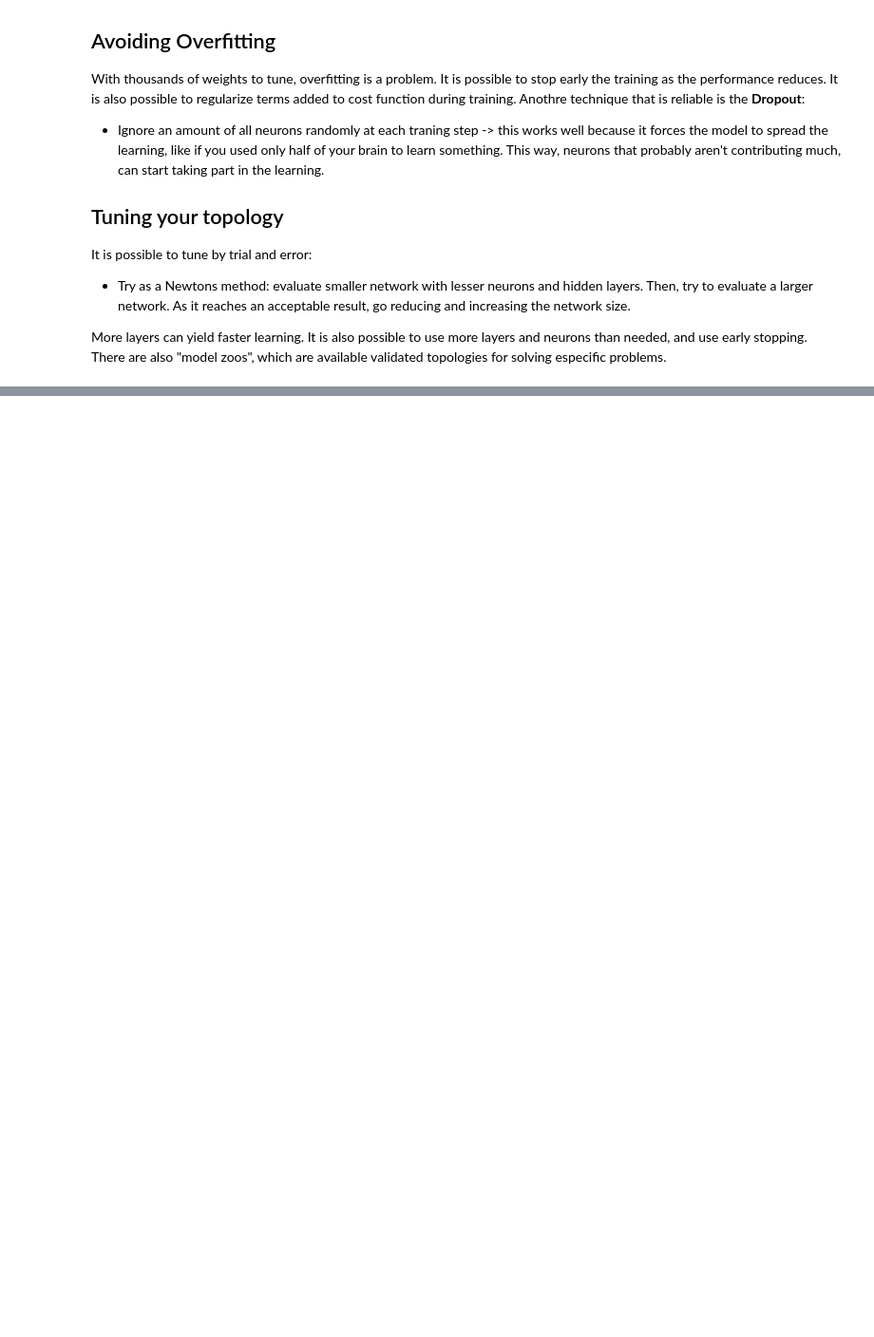
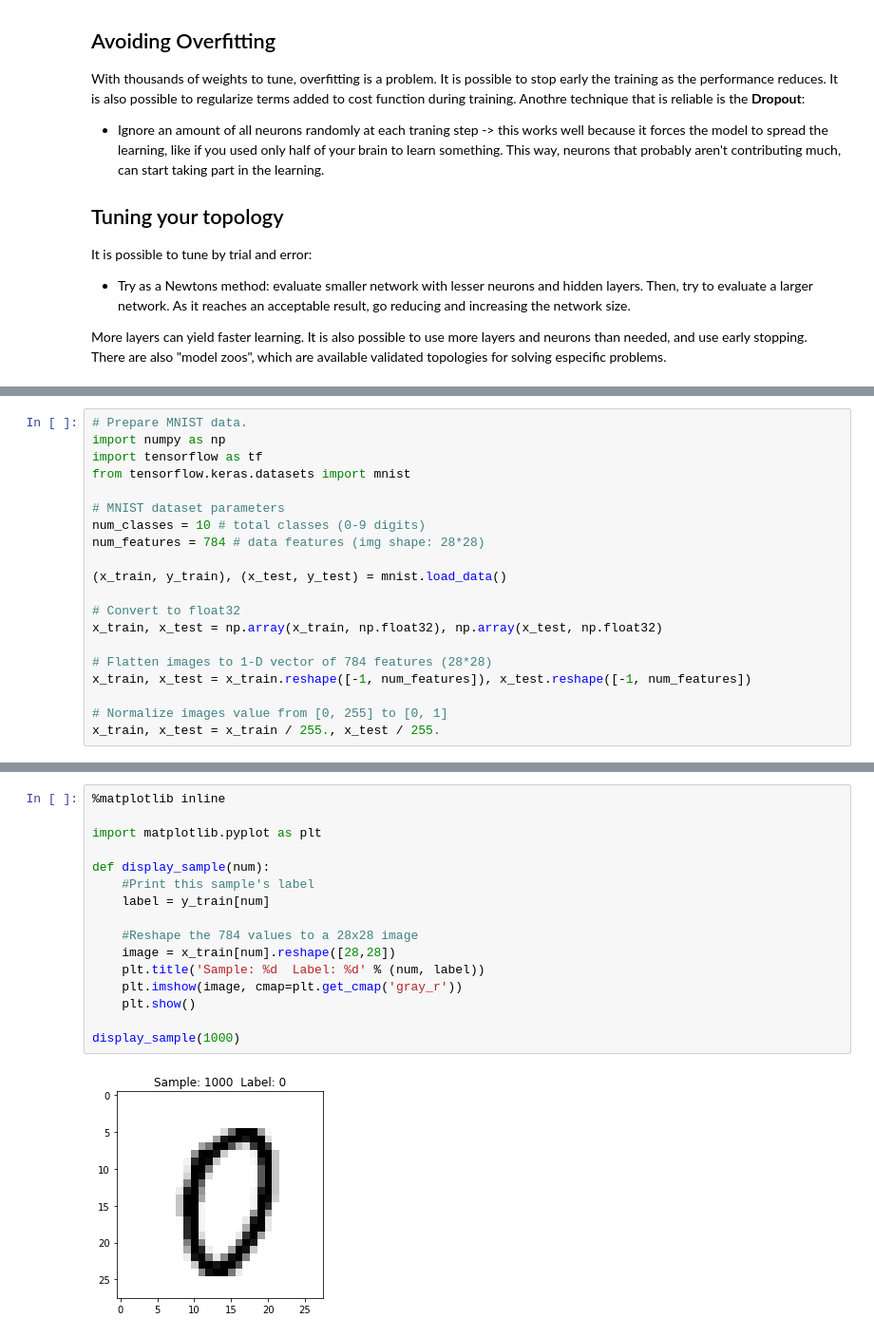
Before and after one commit to leodias-projects/DataScience-keras_tensorflow_course, a Jupyter notebook: tensorflow_lowlvl_api.ipynb, the cells around one changed output, grey strips where cells are left out. Shown at 95% size. Cells and saved outputs as stored; diff of their text form; blank space fills up the shorter version.

```diff
--- a/tensorflow_lowlvl_api.ipynb
+++ b/tensorflow_lowlvl_api.ipynb
@@ -97,0 +161,20 @@ AttributeError: module 'tensorflow' has no attribute 'Variable'
+# %%
+# Prepare MNIST data.
+import numpy as np
+import tensorflow as tf
+from tensorflow.keras.datasets import mnist
+
+# MNIST dataset parameters
+num_classes = 10 # total classes (0-9 digits)
+num_features = 784 # data features (img shape: 28*28)
+
+(x_train, y_train), (x_test, y_test) = mnist.load_data()
+
+# Convert to float32
+x_train, x_test = np.array(x_train, np.float32), np.array(x_test, np.float32)
+
+# Flatten images to 1-D vector of 784 features (28*28)
+x_train, x_test = x_train.reshape([-1, num_features]), x_test.reshape([-1, num_features])
+
+# Normalize images value from [0, 255] to [0, 1]
+x_train, x_test = x_train / 255., x_test / 255.
@@ -97,0 +189,18 @@ AttributeError: module 'tensorflow' has no attribute 'Variable'
+# %%
+%matplotlib inline
+
+import matplotlib.pyplot as plt
+
+def display_sample(num):
+    #Print this sample's label
+    label = y_train[num]
+
+    #Reshape the 784 values to a 28x28 image
+    image = x_train[num].reshape([28,28])
+    plt.title('Sample: %d  Label: %d' % (num, label))
+    plt.imshow(image, cmap=plt.get_cmap('gray_r'))
+    plt.show()
+
+display_sample(1000)
+# %% [output]
+[figure, added]
```
Also changed, not shown: parts of 28 cells of this notebook.
